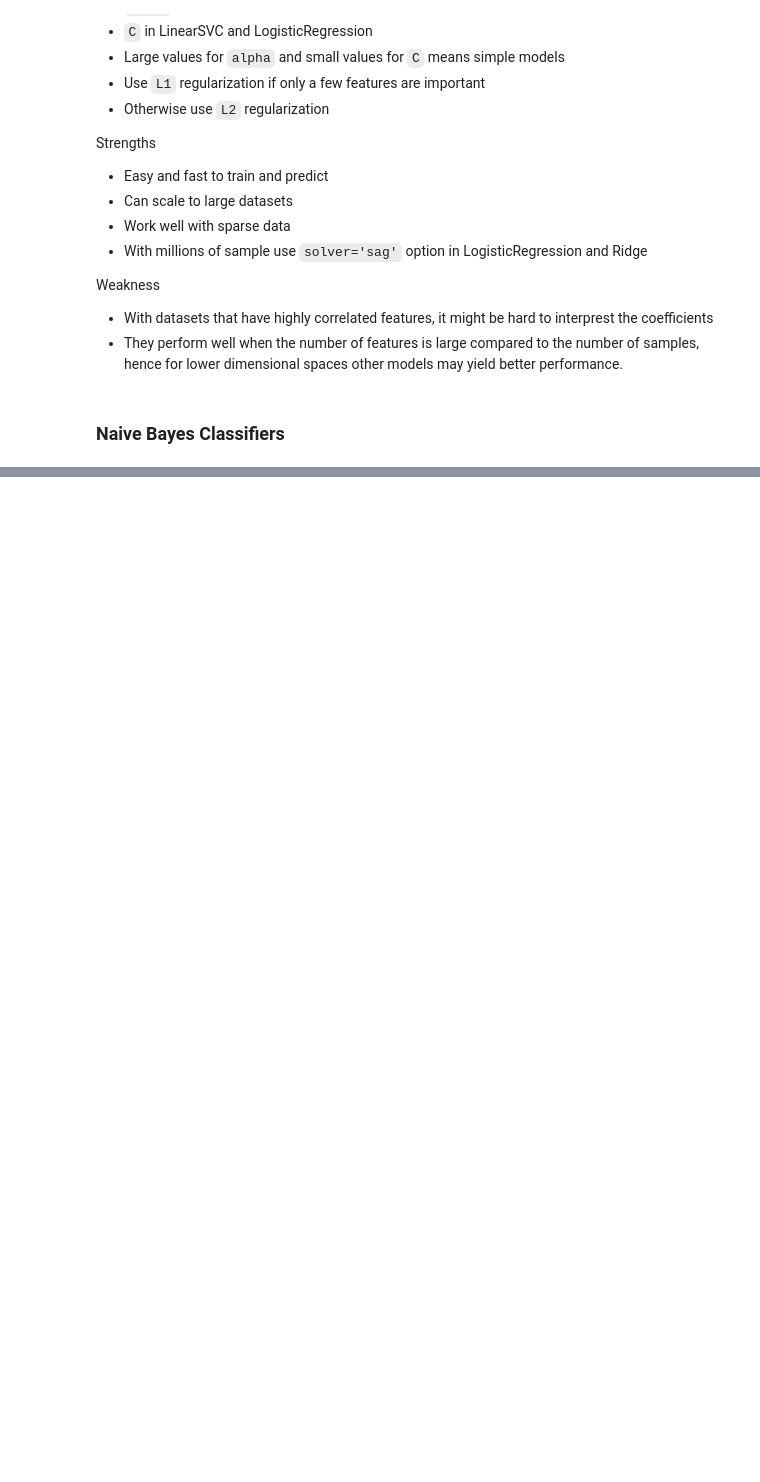
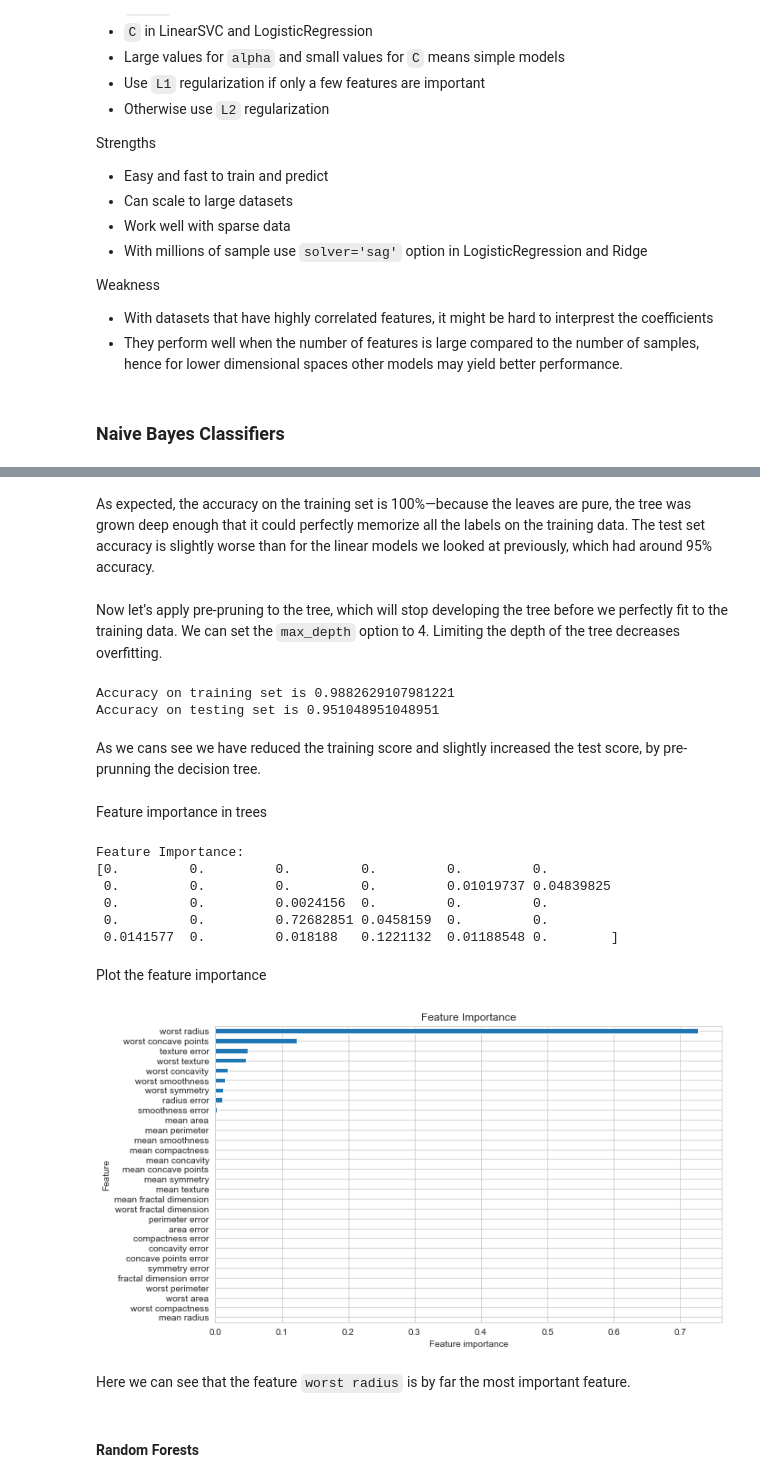
Before and after one commit to codingfinance/Introductio_to_ML_with_Python, a Jupyter notebook: 02-Supervised-Learning.ipynb, the cells around one changed output, grey strips where cells are left out. Cells and saved outputs as stored; diff of their text form; code cells hidden in the pictures; blank space fills up the shorter version.

```diff
--- a/02-Supervised-Learning.ipynb
+++ b/02-Supervised-Learning.ipynb
@@ -851,0 +901,60 @@ Weakness
+# %% [markdown]
+As expected, the accuracy on the training set is 100%—because the leaves are pure, the tree was grown deep enough that it could perfectly memorize all the labels on the training data. The test set accuracy is slightly worse than for the linear models we looked at previously, which had around 95% accuracy.
+# %% [markdown]
+Now let’s apply pre-pruning to the tree, which will stop developing
+the tree before we perfectly fit to the training data. We can set the `max_depth` option to 4. Limiting the depth of the tree decreases overfitting.
+# %%
+cancer = load_breast_cancer()
+
+X_train, X_test, y_train, y_test = train_test_split(cancer['data'],
+                                                   cancer['target'],
+                                                   stratify = cancer['target'],
+                                                   random_state = 42)
+
+tree = DecisionTreeClassifier(max_depth = 4,
+                              random_state = 0)
+
+tree.fit(X_train, y_train)
+
+print(f"Accuracy on training set is {tree.score(X_train, y_train)}")
+print(f"Accuracy on testing set is {tree.score(X_test, y_test)}")
+# %% [output]
+Accuracy on training set is 0.9882629107981221
+Accuracy on testing set is 0.951048951048951
+# %% [markdown]
+As we cans see we have reduced the training score and slightly increased the test score, by pre-prunning the decision tree.
+# %% [markdown]
+Feature importance in trees
+# %%
+print(f"Feature Importance: \n{tree.feature_importances_}")
+# %% [output]
+Feature Importance:
+[0.         0.         0.         0.         0.         0.
+ 0.         0.         0.         0.         0.01019737 0.04839825
+ 0.         0.         0.0024156  0.         0.         0.
+ 0.         0.         0.72682851 0.0458159  0.         0.
+ 0.0141577  0.         0.018188   0.1221132  0.01188548 0.        ]
+# %% [markdown]
+Plot the feature importance
+# %%
+def plot_feature_importances_cancer(model):
+
+    # Get the feature columns
+    df = pd.DataFrame({'x':cancer['feature_names'],
+                      'y':model.feature_importances_})
+    df.sort_values('y', inplace=True)
+    # plot
+    df.plot(kind='barh',x = 'x', legend=False, figsize=(10,6))
+
+    plt.xlabel('Feature importance')
+    plt.ylabel('Feature')
+    plt.title('Feature Importance')
+
+
+plot_feature_importances_cancer(tree)
+# %% [output]
+[figure, added]
+# %% [markdown]
+Here we can see that the feature `worst radius` is by far the most important feature.
+# %% [markdown]
+#### Random Forests
```
Also changed, not shown: parts of 18 cells of this notebook, 1 other file.
